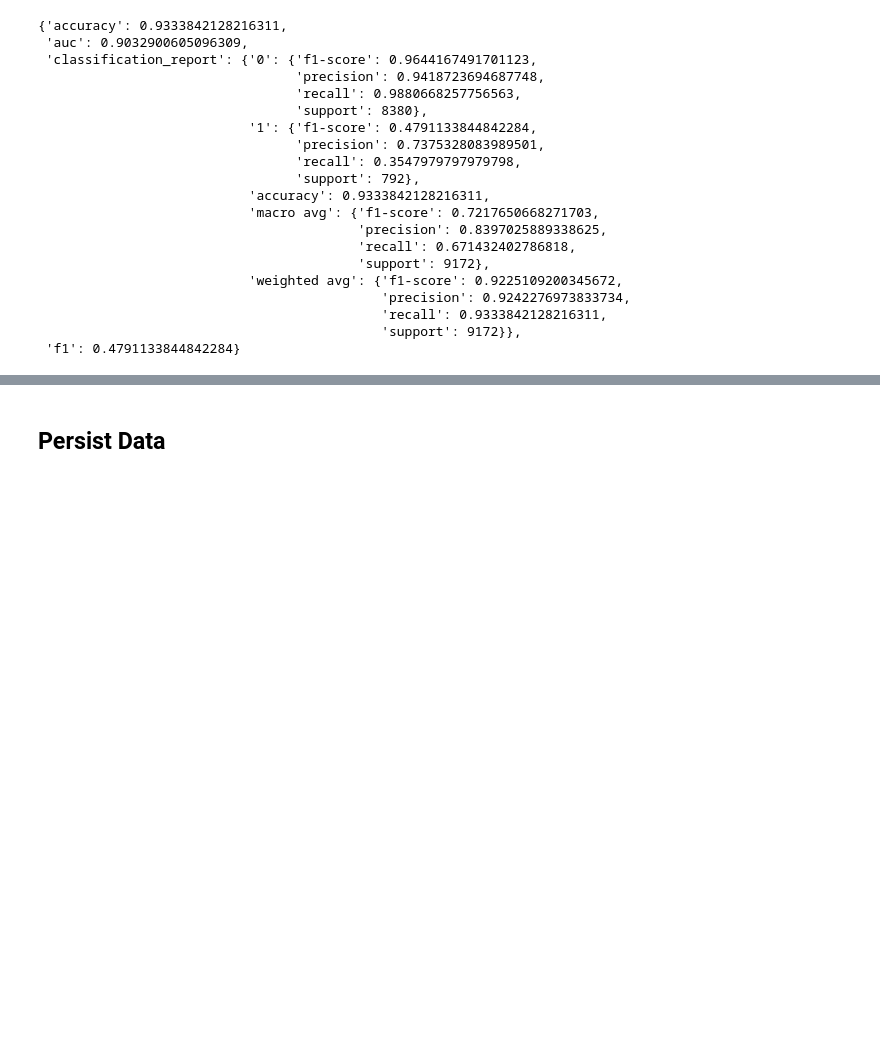
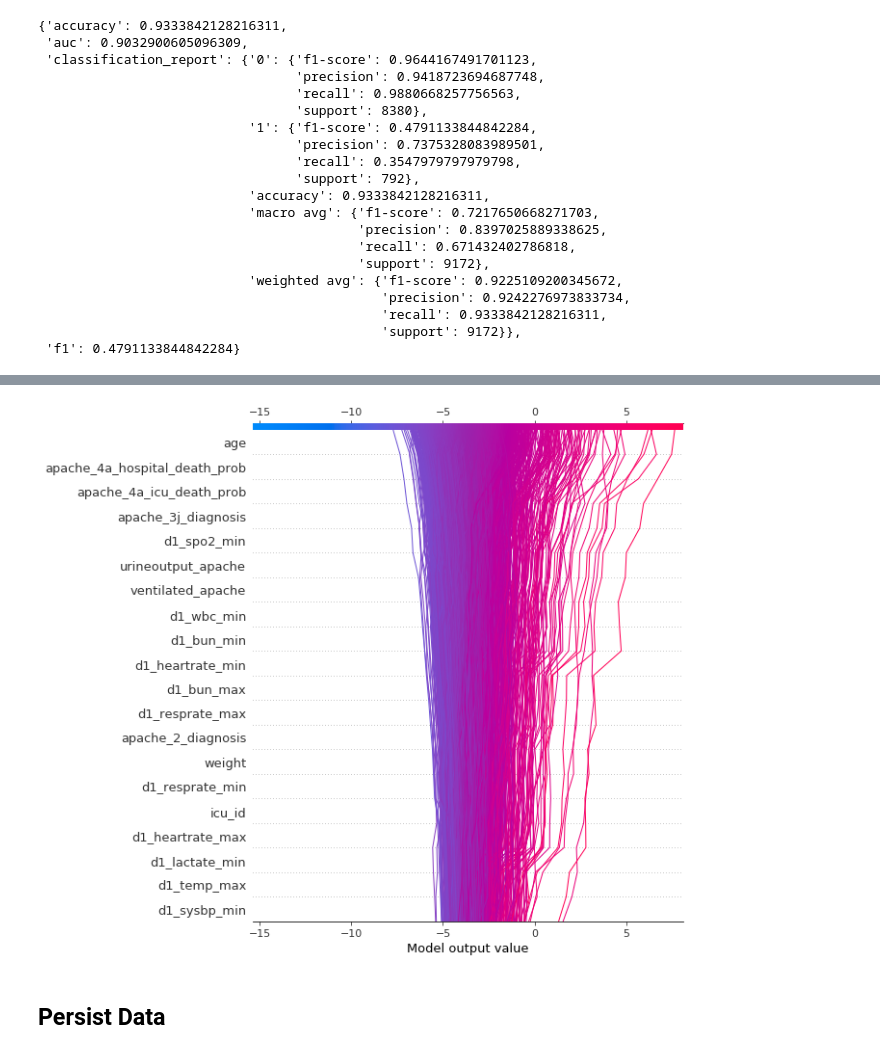
Before and after one commit to iainwo/kaggle, a Jupyter notebook: notebooks/4.0.0-iwong-model-catboost.ipynb, the cells around one changed output, grey strips where cells are left out. Saved outputs shown, nothing was run; the diff lists cells and outputs as text; code cells hidden in the pictures; blank space fills up the shorter version.

```diff
--- a/notebooks/4.0.0-iwong-model-catboost.ipynb
+++ b/notebooks/4.0.0-iwong-model-catboost.ipynb
@@ -193,3 +254,7 @@ pprint.pprint(test_results)
+# %%
+shap.decision_plot(expected_values, shap_values[:2000], feature_names=[x for x in X_train.columns])
+# %% [output]
+[figure, added]
 # %% [markdown]
 ## Persist Data
 # %%
```
Also changed, not shown: parts of 8 cells of this notebook, 1 other file.
